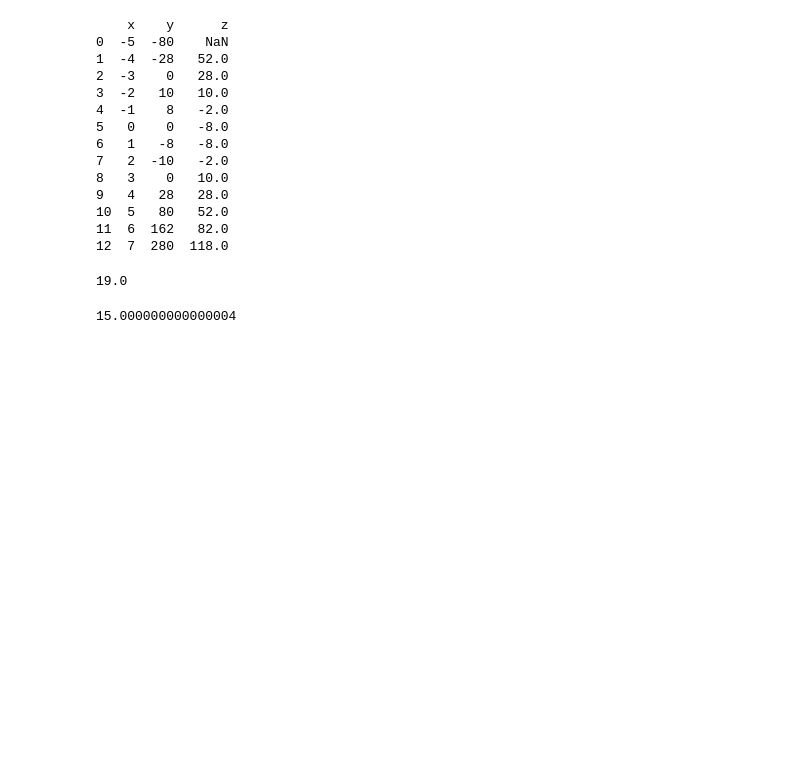
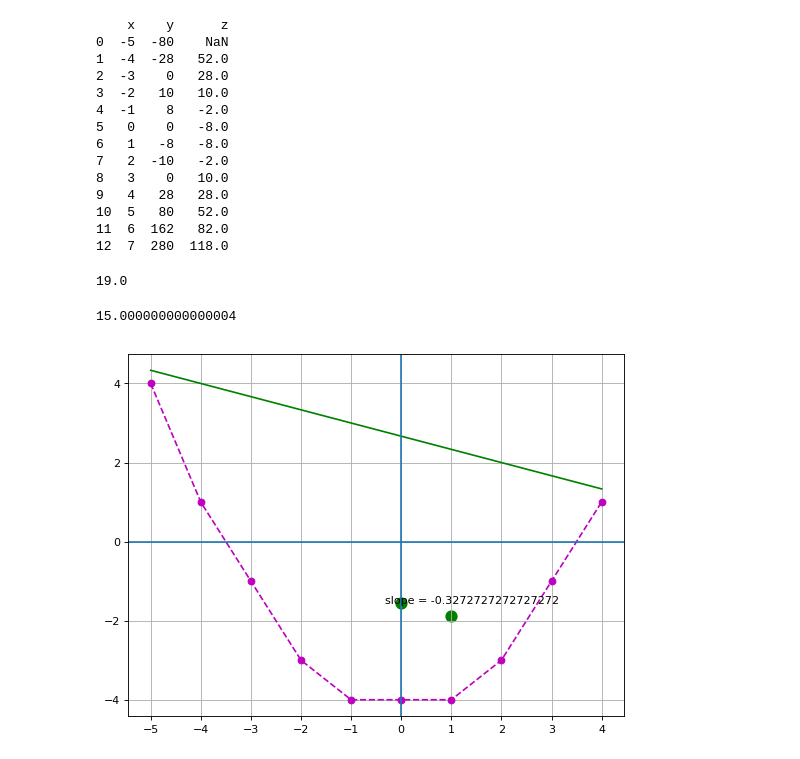
Before and after one commit to arnelimperial/Math-and-Stat, a Jupyter notebook: RateOfChange/Rate of Change.ipynb, the cells around one changed output. Saved outputs shown, nothing was run; the diff lists cells and outputs as text; code cells hidden in the pictures; blank space fills up the shorter version.

Commit message:
Update Rate of Change file.

```diff
--- a/RateOfChange/Rate of Change.ipynb
+++ b/RateOfChange/Rate of Change.ipynb
@@ -107,3 +119,48 @@ m
 b
 # %% [output]
 15.000000000000004
+# %%
+#Problem 2: f(x) = 1/3x^2 - 4
+
+import numpy as np
+from matplotlib import pyplot as plt
+from matplotlib.pyplot import figure
+from matplotlib.pyplot import xticks, yticks
+
+import sympy
+from sympy import symbols, Subs
+import pandas as pd
+
+def f(x):
+    return (1/3) * x**2 - 4
+
+df = pd.DataFrame({'x': range(-5, 5)})
+df['y'] = round(f(df['x']))
+
+#df['z'] == rate of change
+df['z'] = df['y'].diff()
+secant = np.array([-5,4])
+
+
+slope, yInt = np.polyfit(df.x, df.y, 1)
+
+
+%matplotlib inline
+figure(num=None, figsize=(8, 6), dpi=80, facecolor='w', edgecolor='k')
+plt.plot(df.x, df.y, '--m', marker='o')
+plt.plot(secant, f(secant), 'g')
+plt.axhline()
+plt.axvline()
+plt.xticks(df.x)
+plt.yticks()
+plt.grid()
+
+# plot the slope from the y-intercept for 1x
+mx = [0, 1]
+my = [yInt, yInt + slope]
+plt.scatter(mx,my, color='g', lw=5)
+plt.annotate('slope = ' + str(slope), (slope, yInt))
+
+plt.show()
+# %% [output]
+[figure, added]
```
Also changed, not shown: parts of 3 cells of this notebook.
